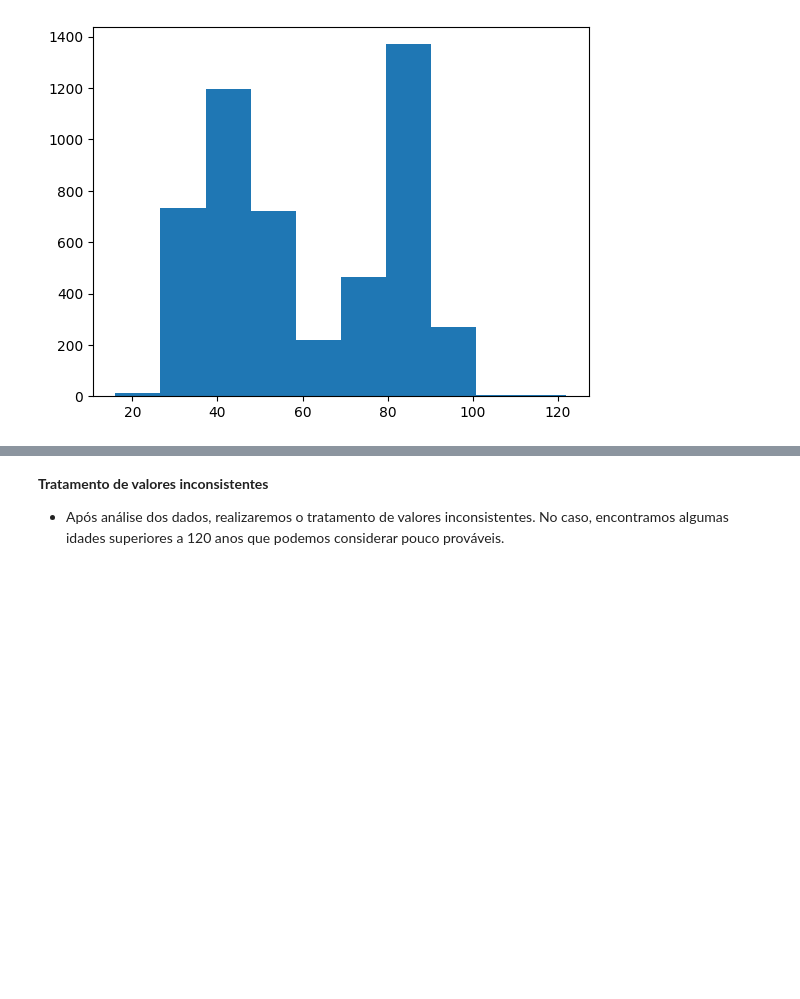
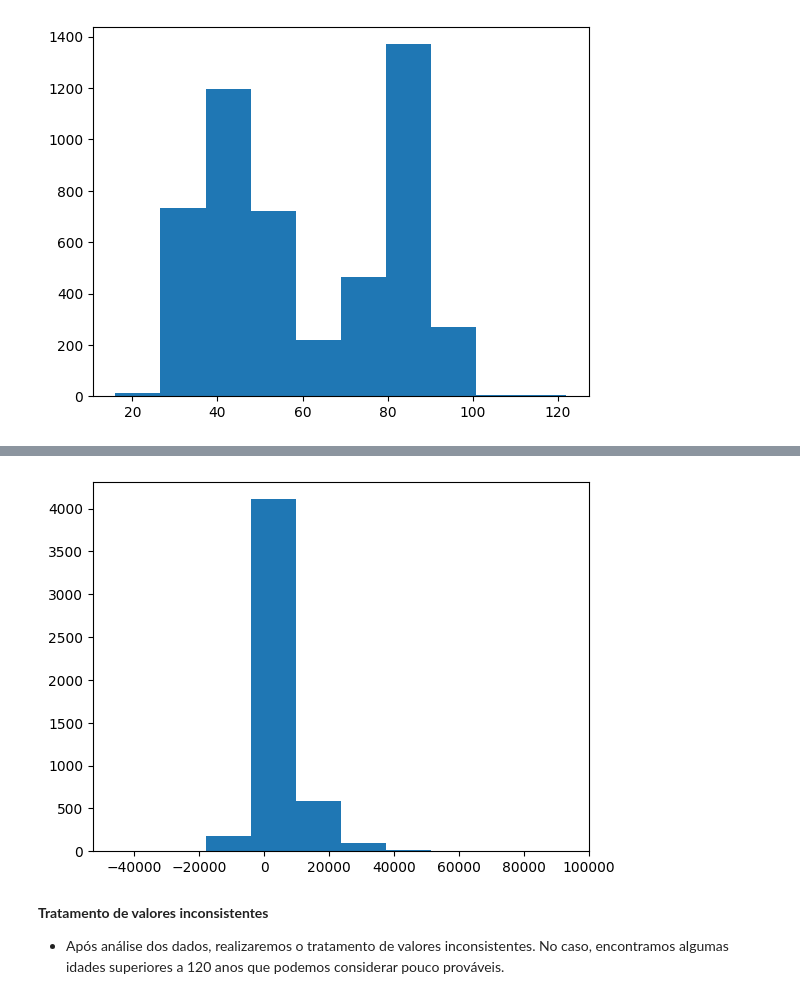
Before and after one commit to AlexanderAlmeida/pos_graduacao, a Jupyter notebook: MVP_Consignado.ipynb, the cells around one changed output, grey strips where cells are left out. Cells and saved outputs as stored; diff of their text form; code cells hidden in the pictures; blank space fills up the shorter version.

```diff
--- a/MVP_Consignado.ipynb
+++ b/MVP_Consignado.ipynb
@@ -96,3 +107,8 @@ plt.hist(x=data_consig['idade']);
+# %%
+# Plotando a distribuição da margem em relação a base
+plt.hist(x=data_consig['margem_saldo']);
+# %% [output]
+[figure, added]
 # %% [markdown]
 **Tratamento de valores inconsistentes**
 - Após análise dos dados, realizaremos o tratamento de valores inconsistentes. No caso, encontramos algumas idades superiores a 120 anos que podemos considerar pouco prováveis.
```
Also changed, not shown: parts of 7 cells of this notebook.
